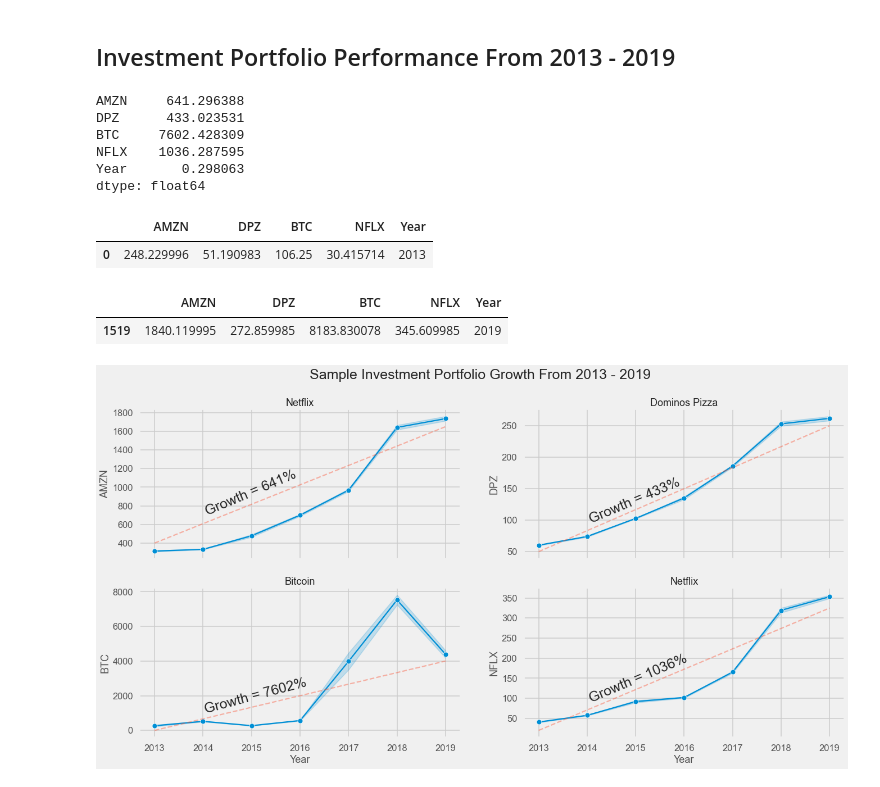
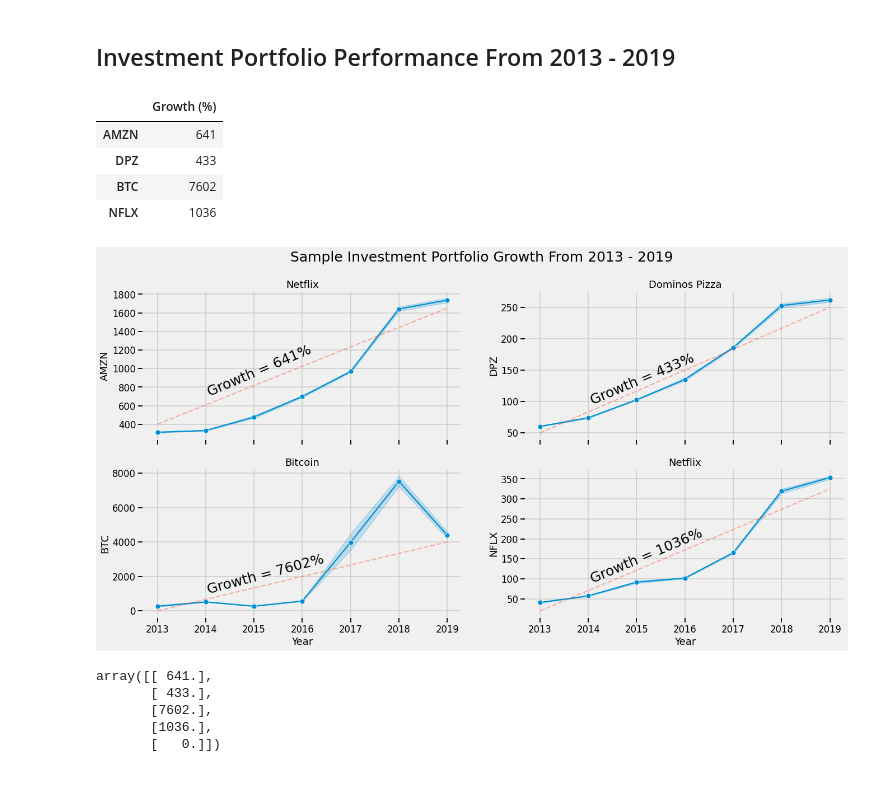
Before and after one commit to pannandayu/Simple_DataVisualization, a Jupyter notebook: Simple_Charting_Project.ipynb, the cells around one changed output. Saved outputs shown, nothing was run; the diff lists cells and outputs as text; code cells hidden in the pictures.

```diff
--- a/Simple_Charting_Project.ipynb
+++ b/Simple_Charting_Project.ipynb
@@ -132,53 +132,55 @@ df = df.drop('Date', axis=1)
 
 df.head(1)
 df.tail(1)
-(df.iloc[-1] - df.iloc[0])/df.iloc[0] * 100
+growth = pd.DataFrame((df.iloc[-1] - df.iloc[0])/df.iloc[0] * 100).round()
+growth.columns = ['Growth (%)']
+growth = growth.drop('Year')
+growth['Growth (%)'] = growth['Growth (%)'].astype(int)
+
+growth
 # %% [output]
-AMZN     641.296388
-DPZ      433.023531
-BTC     7602.428309
-NFLX    1036.287595
-Year       0.298063
-dtype: float64
+|  | Growth (%) |
+| AMZN | 641 |
+| DPZ | 433 |
+| BTC | 7602 |
+| NFLX | 1036 |
-# %%
-df.head(1)
-# %% [output]
-|  | AMZN | DPZ | BTC | NFLX | Year |
-| 0 | 248.229996 | 51.190983 | 106.25 | 30.415714 | 2013 |
-# %%
-df.tail(1)
-# %% [output]
-|  | AMZN | DPZ | BTC | NFLX | Year |
-| 1519 | 1840.119995 | 272.859985 | 8183.830078 | 345.609985 | 2019 |
 # %%
 import matplotlib.pyplot as plt
 import seaborn as sns
 
 fig1, ax = plt.subplots(2, 2, sharex=True, sharey=False, figsize=(20,10))
 fig1.suptitle('Sample Investment Portfolio Growth From 2013 - 2019', size=25)
 plt.style.use('fivethirtyeight')
 sns.set_context('talk')
 
 ax[0,0].set_title('Netflix')
 sns.lineplot(ax=ax[0,0],x=df['Year'], y=df['AMZN'], marker='o')
 sns.lineplot(ax=ax[0,0],x=[2013,2019], y=[400,1650], alpha=0.4, linestyle='dashed')
-ax[0,0].annotate('Growth = 641%', xy=(2014,700), rotation=23, size=25)
+ax[0,0].annotate(f"Growth = {int(growth.iloc[0].values)}%", xy=(2014,700), rotation=23, size=25)
 
 ax[0,1].set_title('Dominos Pizza')
 sns.lineplot(ax=ax[0,1], x=df['Year'], y=df['DPZ'], marker='o')
 sns.lineplot(ax=ax[0,1],x=[2013,2019], y=[50,250], alpha=0.4, linestyle='dashed')
-ax[0,1].annotate('Growth = 433%', xy=(2014,95), rotation=23, size=25)
+ax[0,1].annotate(f"Growth = {int(growth.iloc[1].values)}%", xy=(2014,95), rotation=23, size=25)
 
 ax[1,0].set_title('Bitcoin')
 sns.lineplot(ax=ax[1,0], x=df['Year'], y=df['BTC'], marker='o')
 sns.lineplot(ax=ax[1,0],x=[2013,2019], y=[0,4000], alpha=0.4, linestyle='dashed')
-ax[1,0].annotate('Growth = 7602%', xy=(2014,1000), rotation=15, size=25)
+ax[1,0].annotate(f"Growth = {int(growth.iloc[2].values)}%", xy=(2014,1000), rotation=15, size=25)
 
 ax[1,1].set_title('Netflix')
 sns.lineplot(ax=ax[1,1], x=df['Year'], y=df['NFLX'], marker='o')
 sns.lineplot(ax=ax[1,1],x=[2013,2019], y=[20,325], alpha=0.4, linestyle='dashed')
-ax[1,1].annotate('Growth = 1036%', xy=(2014,90), rotation=23, size=25)
+ax[1,1].annotate(f"Growth = {int(growth.iloc[3].values)}%", xy=(2014,90), rotation=23, size=25)
 
 plt.show()
 # %% [output]
-[figure, old version]
+[figure, new version]
+# %%
+growth.values
+# %% [output]
+array([[ 641.],
+       [ 433.],
+       [7602.],
+       [1036.],
+       [   0.]])
```
Also changed, not shown: parts of 1 cell of this notebook.
